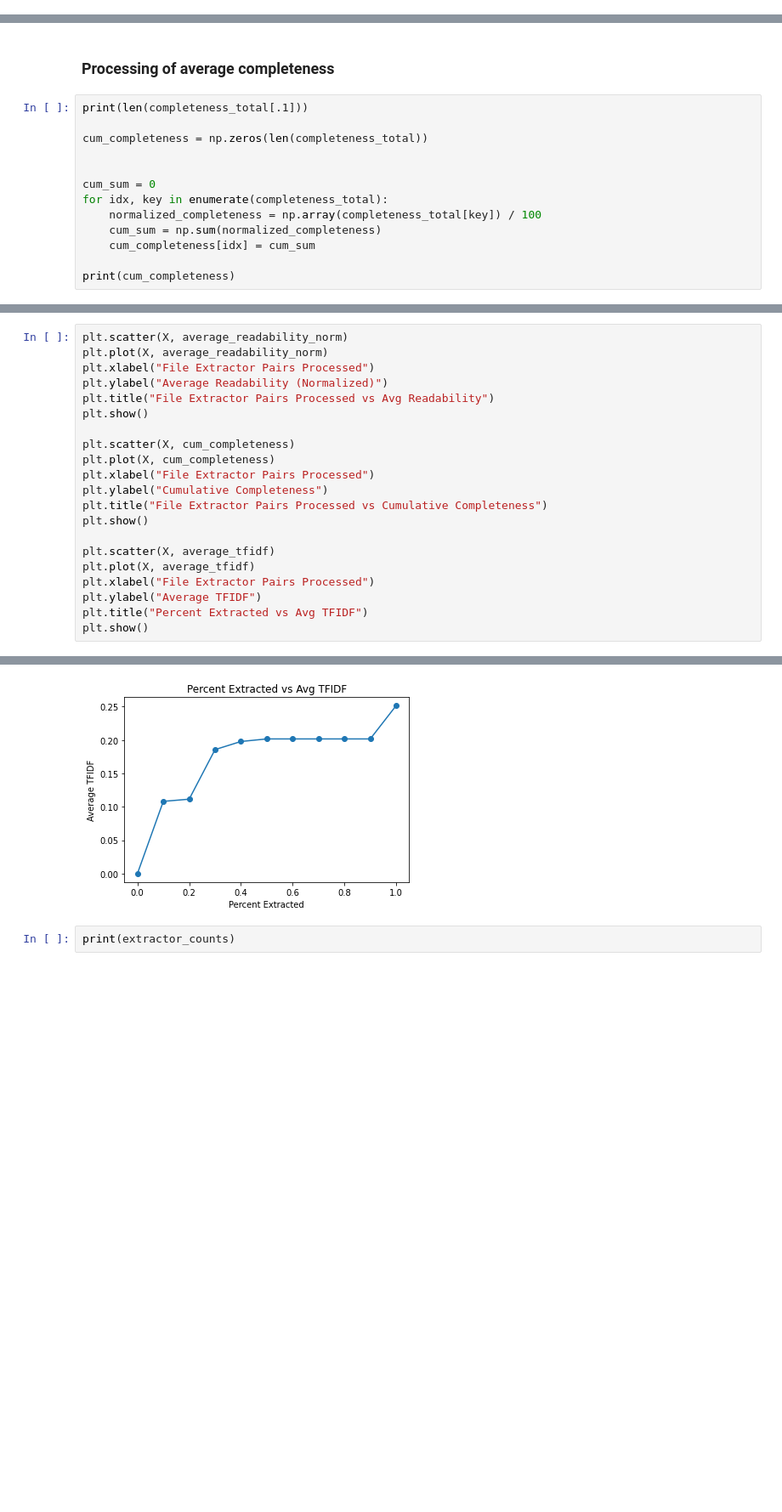
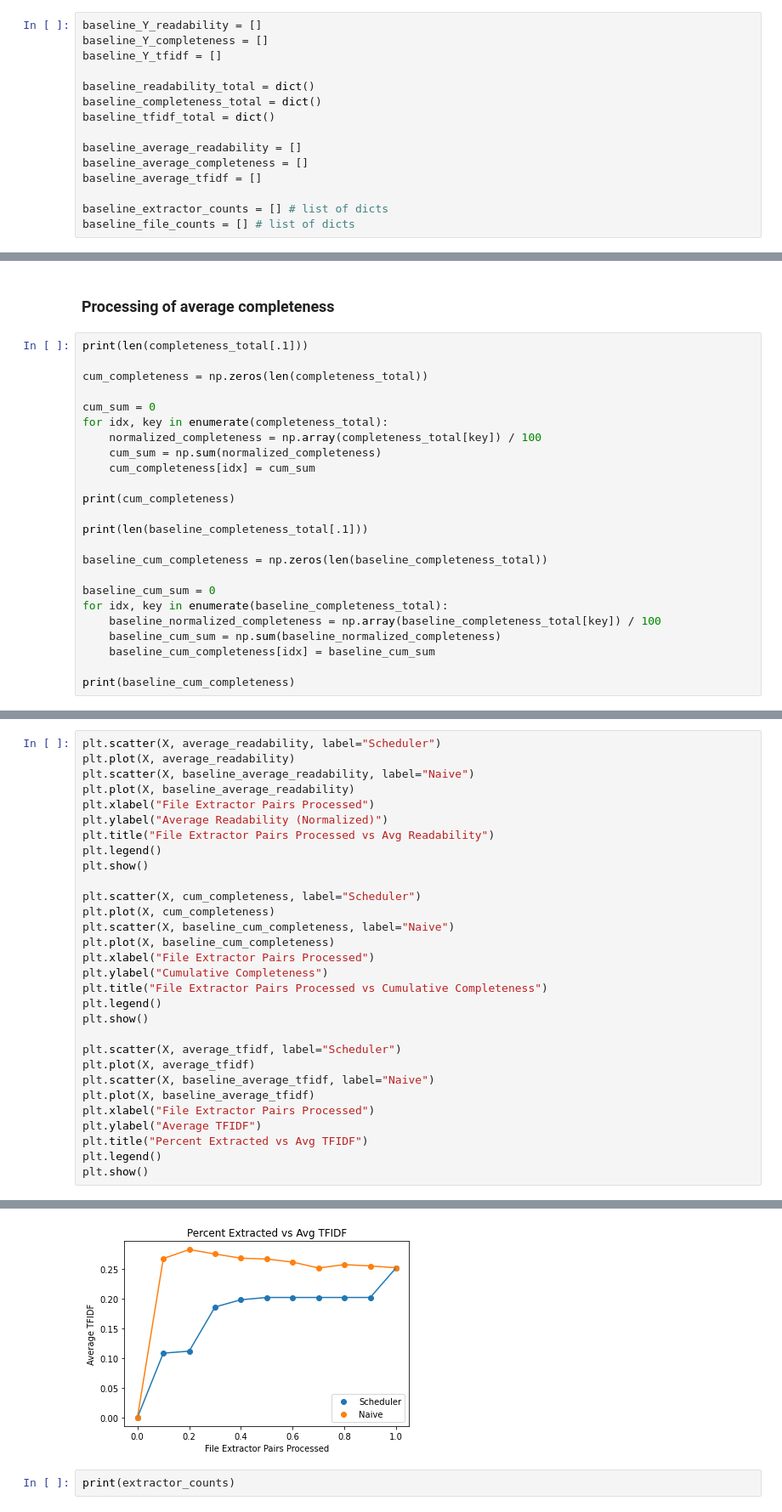
Before and after one commit to xtracthub/xtract-sampler, a Jupyter notebook: Scheduler/dequeue_analysis.ipynb, the cells around one changed output, grey strips where cells are left out. Shown at 85% size. Drawn from its saved outputs; the diff is of its cells as text; blank space fills up the shorter version.

```diff
--- a/Scheduler/dequeue_analysis.ipynb
+++ b/Scheduler/dequeue_analysis.ipynb
@@ -116,0 +74,15 @@ with open('Experiment4/dequeue_list.pkl', 'rb') as fp:
+# %%
+baseline_Y_readability = []
+baseline_Y_completeness = []
+baseline_Y_tfidf = []
+
+baseline_readability_total = dict()
+baseline_completeness_total = dict()
+baseline_tfidf_total = dict()
+
+baseline_average_readability = []
+baseline_average_completeness = []
+baseline_average_tfidf = []
+
+baseline_extractor_counts = [] # list of dicts
+baseline_file_counts = [] # list of dicts
@@ -311,7 +369,6 @@ print(average_readability_norm)
 print(len(completeness_total[.1]))
 
 cum_completeness = np.zeros(len(completeness_total))
-
 
 cum_sum = 0
 for idx, key in enumerate(completeness_total):
@@ -320,6 +377,18 @@ for idx, key in enumerate(completeness_total):
 	cum_completeness[idx] = cum_sum
 
 print(cum_completeness)
+
+print(len(baseline_completeness_total[.1]))
+
+baseline_cum_completeness = np.zeros(len(baseline_completeness_total))
+
+baseline_cum_sum = 0
+for idx, key in enumerate(baseline_completeness_total):
+	baseline_normalized_completeness = np.array(baseline_completeness_total[key]) / 100
+	baseline_cum_sum = np.sum(baseline_normalized_completeness)
+	baseline_cum_completeness[idx] = baseline_cum_sum
+
+print(baseline_cum_completeness)
 # %% [output]
 8038
 [   0.          444.20018919  446.40837064 1117.93412079 1131.76980368
@@ -328,22 +401,31 @@ print(cum_completeness)
 # %%
-plt.scatter(X, average_readability_norm)
-plt.plot(X, average_readability_norm)
+plt.scatter(X, average_readability, label="Scheduler")
+plt.plot(X, average_readability)
+plt.scatter(X, baseline_average_readability, label="Naive")
+plt.plot(X, baseline_average_readability)
 plt.xlabel("File Extractor Pairs Processed")
 plt.ylabel("Average Readability (Normalized)")
 plt.title("File Extractor Pairs Processed vs Avg Readability")
+plt.legend()
 plt.show()
 
-plt.scatter(X, cum_completeness)
+plt.scatter(X, cum_completeness, label="Scheduler")
 plt.plot(X, cum_completeness)
+plt.scatter(X, baseline_cum_completeness, label="Naive")
+plt.plot(X, baseline_cum_completeness)
 plt.xlabel("File Extractor Pairs Processed")
 plt.ylabel("Cumulative Completeness")
 plt.title("File Extractor Pairs Processed vs Cumulative Completeness")
+plt.legend()
 plt.show()
 
-plt.scatter(X, average_tfidf)
+plt.scatter(X, average_tfidf, label="Scheduler")
 plt.plot(X, average_tfidf)
+plt.scatter(X, baseline_average_tfidf, label="Naive")
+plt.plot(X, baseline_average_tfidf)
 plt.xlabel("File Extractor Pairs Processed")
 plt.ylabel("Average TFIDF")
 plt.title("Percent Extracted vs Avg TFIDF")
+plt.legend()
 plt.show()
 # %% [output]
@@ -352,4 +434,4 @@ plt.show()
-[figure, old version]
+[figure, new version]
 # %%
 print(extractor_counts)
 # %% [output]
```
Also changed, not shown: parts of 16 cells of this notebook, 5 other files.
